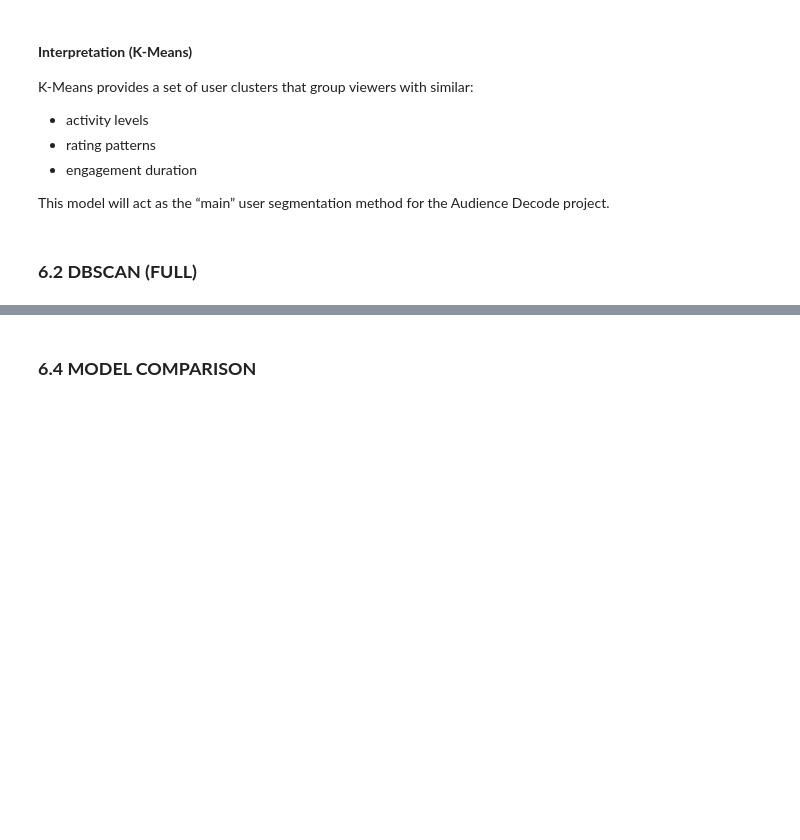
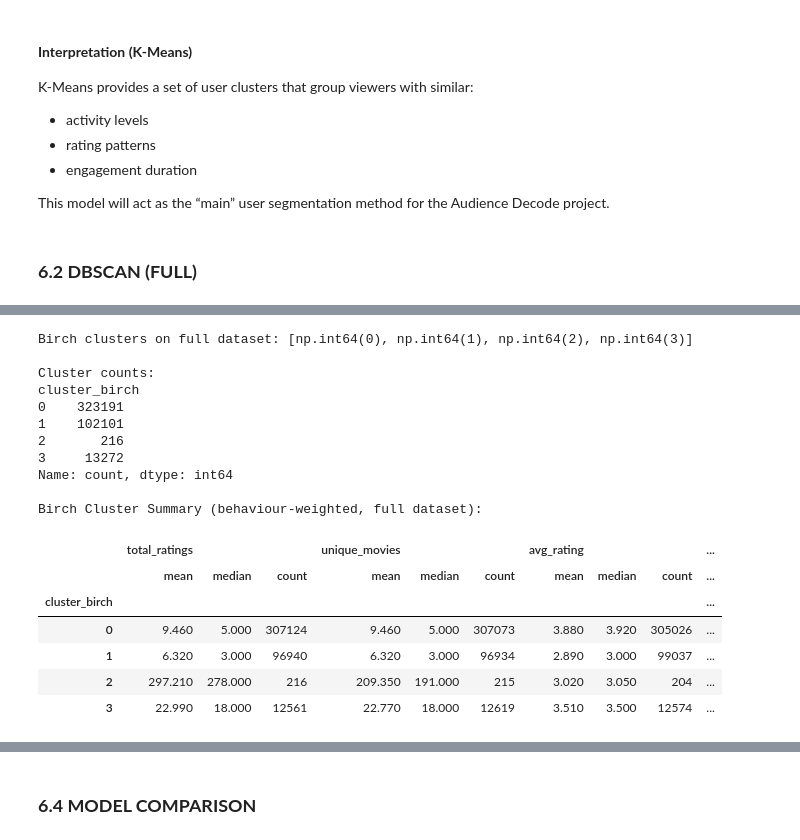
Before and after one commit to alkalenka/AudienceDecode_320991, a Jupyter notebook: main.ipynb, the cells around one changed output, grey strips where cells are left out. Cells and saved outputs as stored; diff of their text form; code cells hidden in the pictures; blank space fills up the shorter version.

```diff
--- a/main.ipynb
+++ b/main.ipynb
@@ -1408,0 +1273,62 @@ GMM is therefore included for comparison but not selected as the final model.
+# %%
+
+# --- 6.x Birch on Full Standardized User Matrix (behaviour-weighted) ---
+
+X_birch = X_users_kmeans.copy()
+
+# Get column indices
+idx_total = user_features.index('total_ratings')
+idx_unique = user_features.index('unique_movies')
+idx_avg = user_features.index('avg_rating')
+idx_std = user_features.index('std_rating')
+idx_days = user_features.index('activity_days')
+
+# 🔧 Re-weight features:
+# - down-weight volume (total_ratings, unique_movies)
+# - up-weight behavioural features (avg_rating, std_rating, activity_days)
+X_birch[:, [idx_total, idx_unique]] *= 0.5      # less influence
+X_birch[:, [idx_avg, idx_std, idx_days]] *= 2.0 # more influence
+
+n_clusters_birch = 4   # best based on analysis
+
+birch_full = Birch(n_clusters=n_clusters_birch)
+birch_labels = birch_full.fit_predict(X_birch)
+
+# Store Birch labels in df_users
+df_users['cluster_birch'] = birch_labels
+
+# Basic cluster counts
+print("Birch clusters on full dataset:", sorted(df_users['cluster_birch'].unique()))
+print("\nCluster counts:")
+print(df_users['cluster_birch'].value_counts().sort_index())
+
+# Summary of user behavior by cluster (full dataset)
+birch_cluster_summary = (
+    df_users.groupby('cluster_birch')[
+        ['total_ratings', 'unique_movies', 'avg_rating', 'std_rating', 'activity_days']
+    ]
+    .agg(['mean', 'median', 'count'])
+    .round(2)
+)
+
+print("\nBirch Cluster Summary (behaviour-weighted, full dataset):")
+birch_cluster_summary
+# %% [output]
+Birch clusters on full dataset: [np.int64(0), np.int64(1), np.int64(2), np.int64(3)]
+
+Cluster counts:
+cluster_birch
+0    323191
+1    102101
+2       216
+3     13272
+Name: count, dtype: int64
+
+Birch Cluster Summary (behaviour-weighted, full dataset):
+|  | total_ratings |  |  | unique_movies |  |  | avg_rating |  |  | ... |
+|  | mean | median | count | mean | median | count | mean | median | count | ... |
+| cluster_birch |  |  |  |  |  |  |  |  |  | ... |
+| 0 | 9.460 | 5.000 | 307124 | 9.460 | 5.000 | 307073 | 3.880 | 3.920 | 305026 | ... |
+| 1 | 6.320 | 3.000 | 96940 | 6.320 | 3.000 | 96934 | 2.890 | 3.000 | 99037 | ... |
+| 2 | 297.210 | 278.000 | 216 | 209.350 | 191.000 | 215 | 3.020 | 3.050 | 204 | ... |
+| 3 | 22.990 | 18.000 | 12561 | 22.770 | 18.000 | 12619 | 3.510 | 3.500 | 12574 | ... |
```
Also changed, not shown: parts of 52 cells of this notebook.
